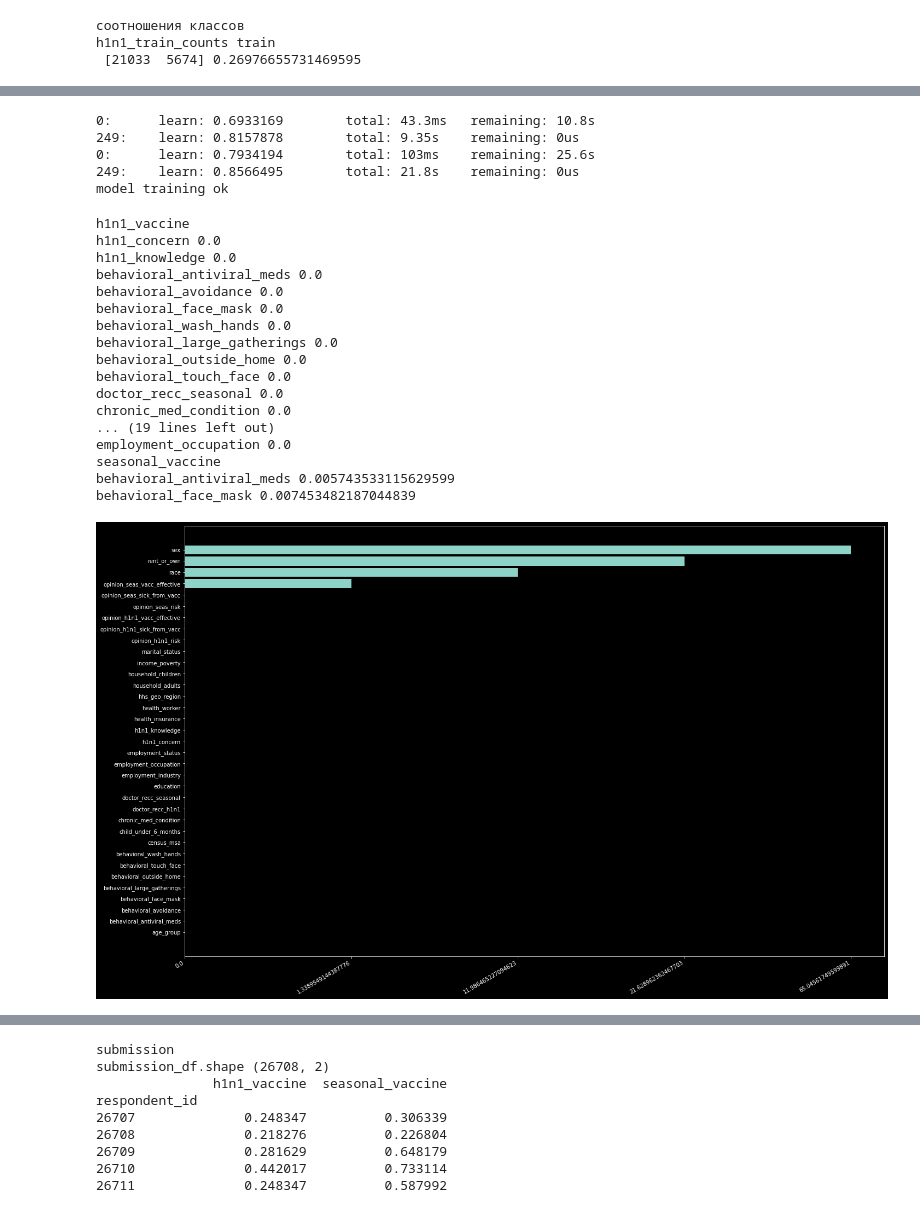
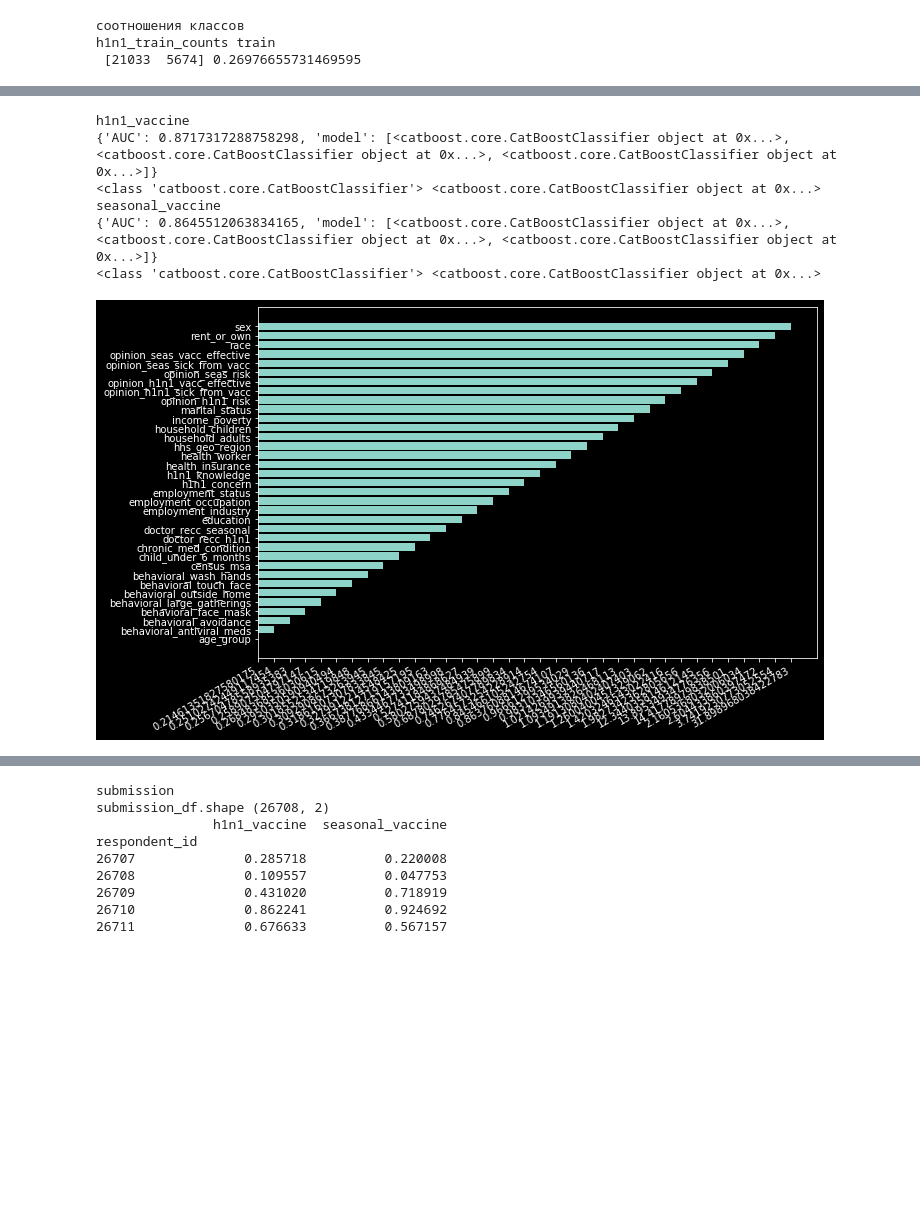
Before and after one commit to SergeyBridge/flu_vaccine_challenge, a Jupyter notebook: drivendata_flu_shot/baseline1.ipynb, the cells around one changed output, grey strips where cells are left out. Drawn from its saved outputs; the diff is of its cells as text; code cells hidden in the pictures; blank space fills up the shorter version.

```diff
--- a/drivendata_flu_shot/baseline1.ipynb
+++ b/drivendata_flu_shot/baseline1.ipynb
@@ -60,7 +61,7 @@ y.head()
 ordinal_label_encoder_pipe = Pipeline([
 
     ('label-encoder', OrdinalEncoder(cols=config.categorical)),
-    ('quasy_constant_remover', VarianceThreshold(.99 * (1 - .99))),
+    # ('quasy_constant_remover', VarianceThreshold(.99 * (1 - .99))),
     # ('imputer', SimpleImputer(strategy='most_frequent')),
     # ('scaler', StandardScaler()),
     # ('regressor', BayesianRidge())
@@ -224,49 +364,25 @@ Wall time: 46.4 s
-# %%
-# model training
-models = {}
-for col in y.columns:
-    train_set = Pool(data=X_hyper, label=y[col], cat_features=X_hyper.columns)
-    params = hyper_best_params[col]
-
-    model = CatBoostClassifier(**params)
-    model.fit(train_set)
-
-    models[col] = model
-print('model training ok')
-# %% [output]
-0:      learn: 0.6933169        total: 43.3ms   remaining: 10.8s
-249:    learn: 0.8157878        total: 9.35s    remaining: 0us
-0:      learn: 0.7934194        total: 103ms    remaining: 25.6s
-249:    learn: 0.8566495        total: 21.8s    remaining: 0us
-model training ok
 # %%
-for model_name, model in models.items():
+# Графики feature importances
+
+for model_name, best_model_dict in models.items():
     print(model_name)
+    print(best_model_dict)
+    model = best_model_dict['model'][0]
+    print(type(model), model)
     for feature_name, feature_importance in zip(model.feature_names_, model.feature_importances_):
         if feature_importance < 0.01:
             print( feature_name, feature_importance)
 
     importances_np = np.sort(np.array([model.feature_importances_, model.feature_names_]), axis=1)
 
-    fig, ax = plt.subplots(figsize=(20, 12), constrained_layout=True);
+    fig, ax = plt.subplots(figsize=(10, 6), constrained_layout=True);
     ax.barh(importances_np[1], importances_np[0], align='center');
     plt.setp(ax.get_xticklabels(), rotation=30, ha="right");
 # %% [output]
 h1n1_vaccine
-h1n1_concern 0.0
-h1n1_knowledge 0.0
-behavioral_antiviral_meds 0.0
-behavioral_avoidance 0.0
-behavioral_face_mask 0.0
-behavioral_wash_hands 0.0
-behavioral_large_gatherings 0.0
-behavioral_outside_home 0.0
-behavioral_touch_face 0.0
-doctor_recc_seasonal 0.0
-chronic_med_condition 0.0
-... (19 lines left out)
-employment_occupation 0.0
+{'AUC': 0.8717317288758298, 'model': [<catboost.core.CatBoostClassifier object at 0x...>, <catboost.core.CatBoostClassifier object at 0x...>, <catboost.core.CatBoostClassifier object at 0x...>]}
+<class 'catboost.core.CatBoostClassifier'> <catboost.core.CatBoostClassifier object at 0x...>
 seasonal_vaccine
-behavioral_antiviral_meds 0.005743533115629599
-behavioral_face_mask 0.007453482187044839
+{'AUC': 0.8645512063834165, 'model': [<catboost.core.CatBoostClassifier object at 0x...>, <catboost.core.CatBoostClassifier object at 0x...>, <catboost.core.CatBoostClassifier object at 0x...>]}
+<class 'catboost.core.CatBoostClassifier'> <catboost.core.CatBoostClassifier object at 0x...>
-[figure, old version]
+[figure, new version]
@@ -275,10 +391,15 @@ behavioral_face_mask 0.007453482187044839
 print("submission")
 
 submission_df = pd.DataFrame(index=test_set.index)
+for i, (col, best_model_dict) in enumerate(models.items()):
+    test_pool = Pool(test_set, cat_features=test_set.columns)
 
-for col, model in models.items():
-    test_pool = Pool(test_set, cat_features=test_set.columns)
-    submission_df[col] = model.predict_proba(test_pool)[:, 1]
+    predictions_df = pd.DataFrame(index=test_set.index)
+    for model in best_model_dict['model']:
+        predictions_df[i] = model.predict_proba(test_pool)[:, 1]
+
+
+    submission_df[col] = predictions_df.mean(axis=1)
 
 print("submission_df.shape", submission_df.shape)
 print(submission_df.head())
@@ -287,9 +408,9 @@ submission
 submission_df.shape (26708, 2)
                h1n1_vaccine  seasonal_vaccine
 respondent_id
-26707              0.248347          0.306339
-26708              0.218276          0.226804
-26709              0.281629          0.648179
-26710              0.442017          0.733114
-26711              0.248347          0.587992
+26707              0.285718          0.220008
+26708              0.109557          0.047753
+26709              0.431020          0.718919
+26710              0.862241          0.924692
+26711              0.676633          0.567157
 # %%
```
Also changed, not shown: parts of 14 cells of this notebook, 1 other file.
